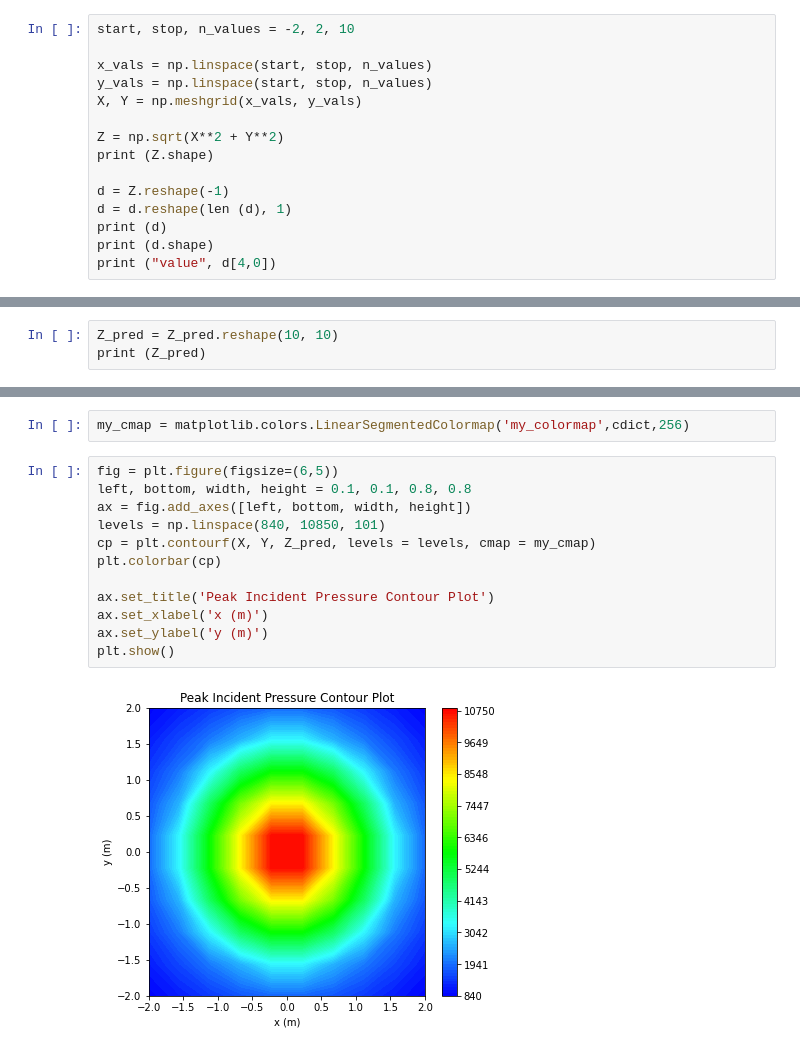
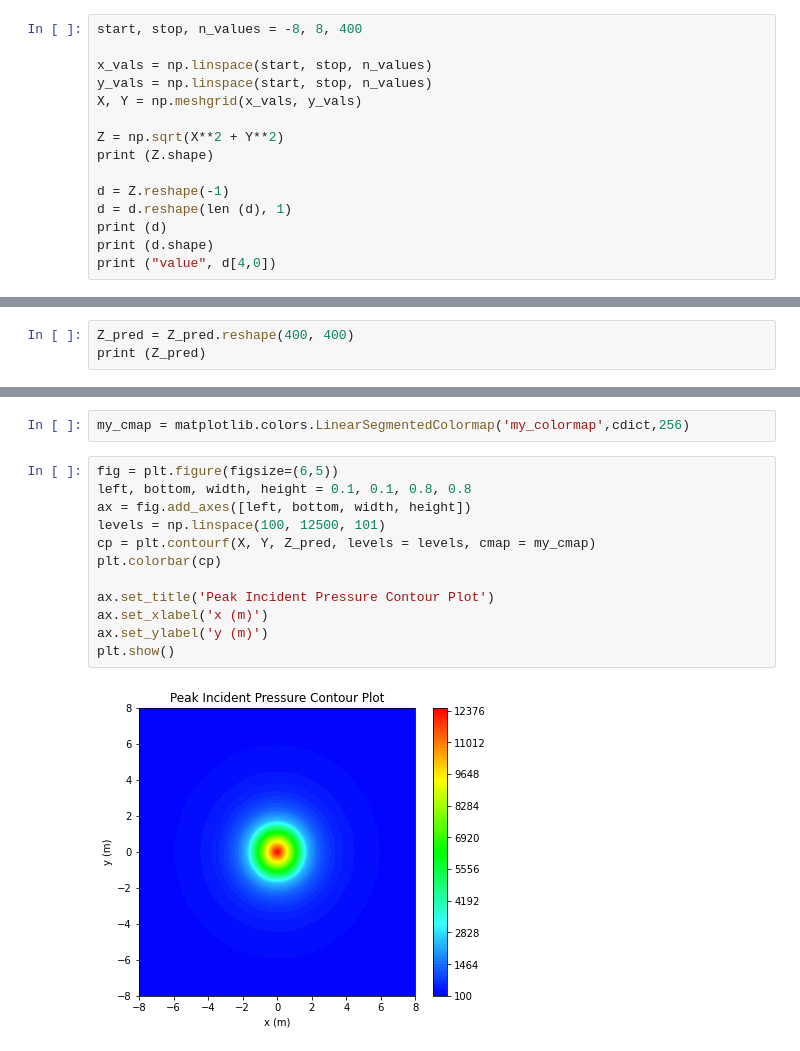
Before and after one commit to ChamodiWidanage/Paper4_2D_Visualization, a Jupyter notebook: Pressure/ANN_pressure-4.ipynb, the cells around one changed output, grey strips where cells are left out. Cells and saved outputs as stored; diff of their text form.

```diff
--- a/Pressure/ANN_pressure-4.ipynb
+++ b/Pressure/ANN_pressure-4.ipynb
@@ -447,7 +447,7 @@ number of dimensions : 2
 # %% [markdown]
 ### Define the extents of the 2D space and the mesh size
 # %%
-start, stop, n_values = -2, 2, 10
+start, stop, n_values = -8, 8, 400
 
 x_vals = np.linspace(start, stop, n_values)
 y_vals = np.linspace(start, stop, n_values)
@@ -553,6 +536,6 @@ Z_pred = ann.predict(arr)
 # %% [markdown]
 ### Point predictions
 # %%
-Z_pred = Z_pred.reshape(10, 10)
+Z_pred = Z_pred.reshape(400, 400)
 print (Z_pred)
 # %% [output]
@@ -612,14 +569,14 @@ my_cmap = matplotlib.colors.LinearSegmentedColormap('my_colormap',cdict,256)
 # %%
 fig = plt.figure(figsize=(6,5))
 left, bottom, width, height = 0.1, 0.1, 0.8, 0.8
 ax = fig.add_axes([left, bottom, width, height])
-levels = np.linspace(840, 10850, 101)
+levels = np.linspace(100, 12500, 101)
 cp = plt.contourf(X, Y, Z_pred, levels = levels, cmap = my_cmap)
 plt.colorbar(cp)
 
 ax.set_title('Peak Incident Pressure Contour Plot')
 ax.set_xlabel('x (m)')
 ax.set_ylabel('y (m)')
 plt.show()
 # %% [output]
-[figure, old version]
+[figure, new version]
```
Also changed, not shown: parts of 6 cells of this notebook, 11 other files.
